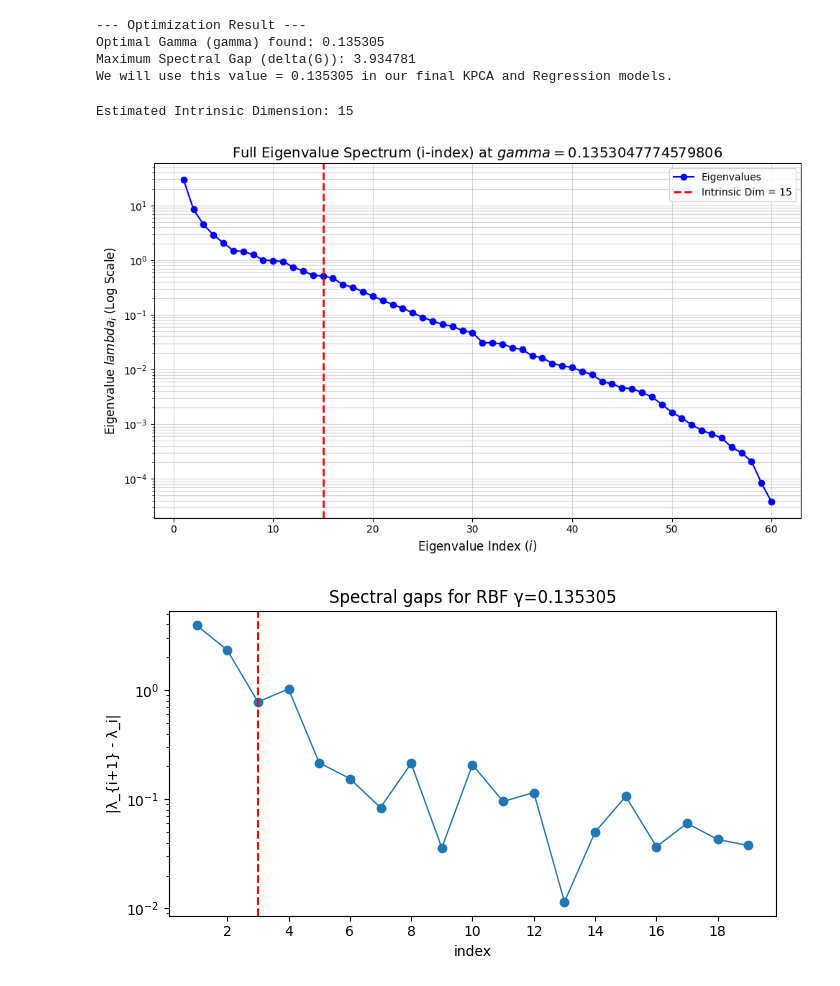
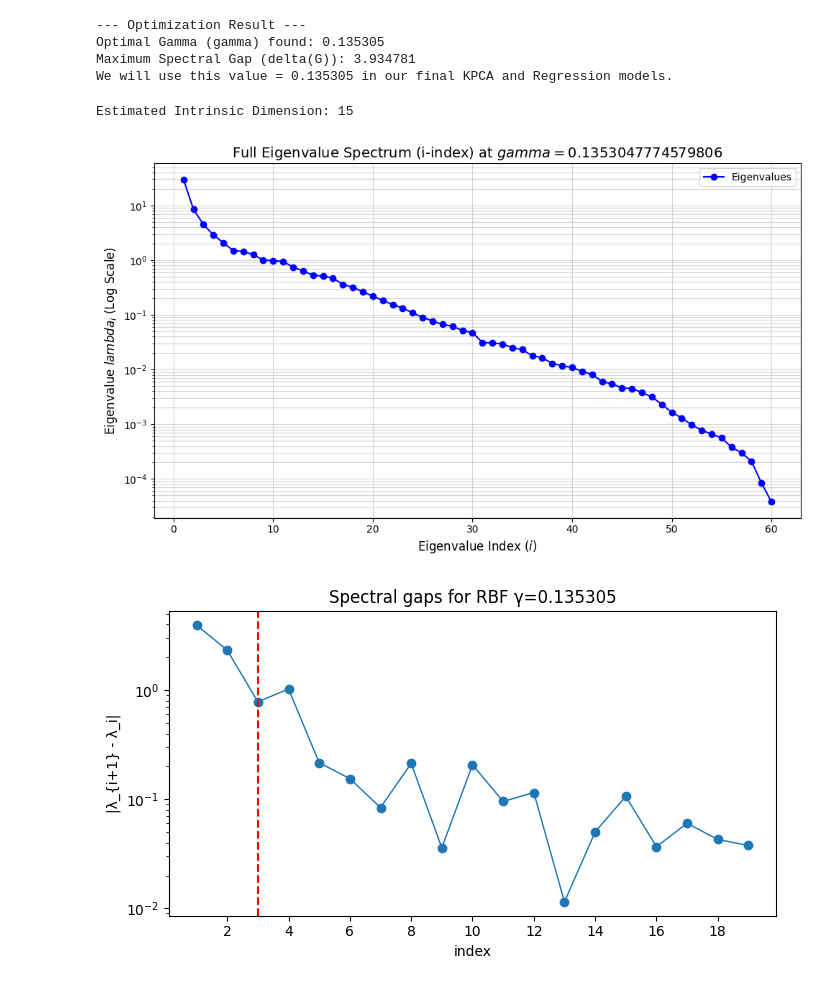
Before and after one commit to ScoopySnack/thesis_official, a Jupyter notebook: notebooks/official_notebook.ipynb, the cells around one changed output. Cells and saved outputs as stored; diff of their text form; code cells hidden in the pictures.

```diff
--- a/notebooks/official_notebook.ipynb
+++ b/notebooks/official_notebook.ipynb
@@ -292,35 +292,35 @@ evs, _ = np.linalg.eigh(K)
 evs = evs[::-1]
 
 # --- DYNAMIC CALCULATION ---
 
 # Calculate the gap index dynamically
 gap_index = estimate_intrinsic_dimension(evs, threshold=0.95)
 
 print(f"Estimated Intrinsic Dimension: {gap_index}")
 
 # --- PLOTTING ---
 
 plt.figure(figsize=(10, 6))
 
 # Plot the spectrum
 plt.plot(range(1, len(evs) + 1), evs, marker='o', linestyle='-', color='b', label='Eigenvalues')
 plt.yscale('log')
 
 # Formatting
 plt.title(f'Full Eigenvalue Spectrum (i-index) at $gamma={best_gamma}$', fontsize=14)
 plt.xlabel('Eigenvalue Index ($i$)', fontsize=12)
 plt.ylabel('Eigenvalue $lambda_i$ (Log Scale)', fontsize=12)
 plt.grid(True, which="both", ls="-", alpha=0.5)
 
 # Plot the dynamic vertical line
-plt.axvline(x=gap_index, color='r', linestyle='--', linewidth=2, label=f'Intrinsic Dim = {gap_index}')
+#plt.axvline(x=gap_index, color='r', linestyle='--', linewidth=2, label=f'Intrinsic Dim = {gap_index}')
 
 plt.legend()
 plt.tight_layout()
 plt.show()
 # %% [output]
 Estimated Intrinsic Dimension: 15
-[figure, old version]
+[figure, new version]
 # %%
 from matplotlib.ticker import MaxNLocator
 from sklearn.preprocessing import KernelCenterer
```
Also changed, not shown: parts of 4 cells of this notebook, 16 other files.
